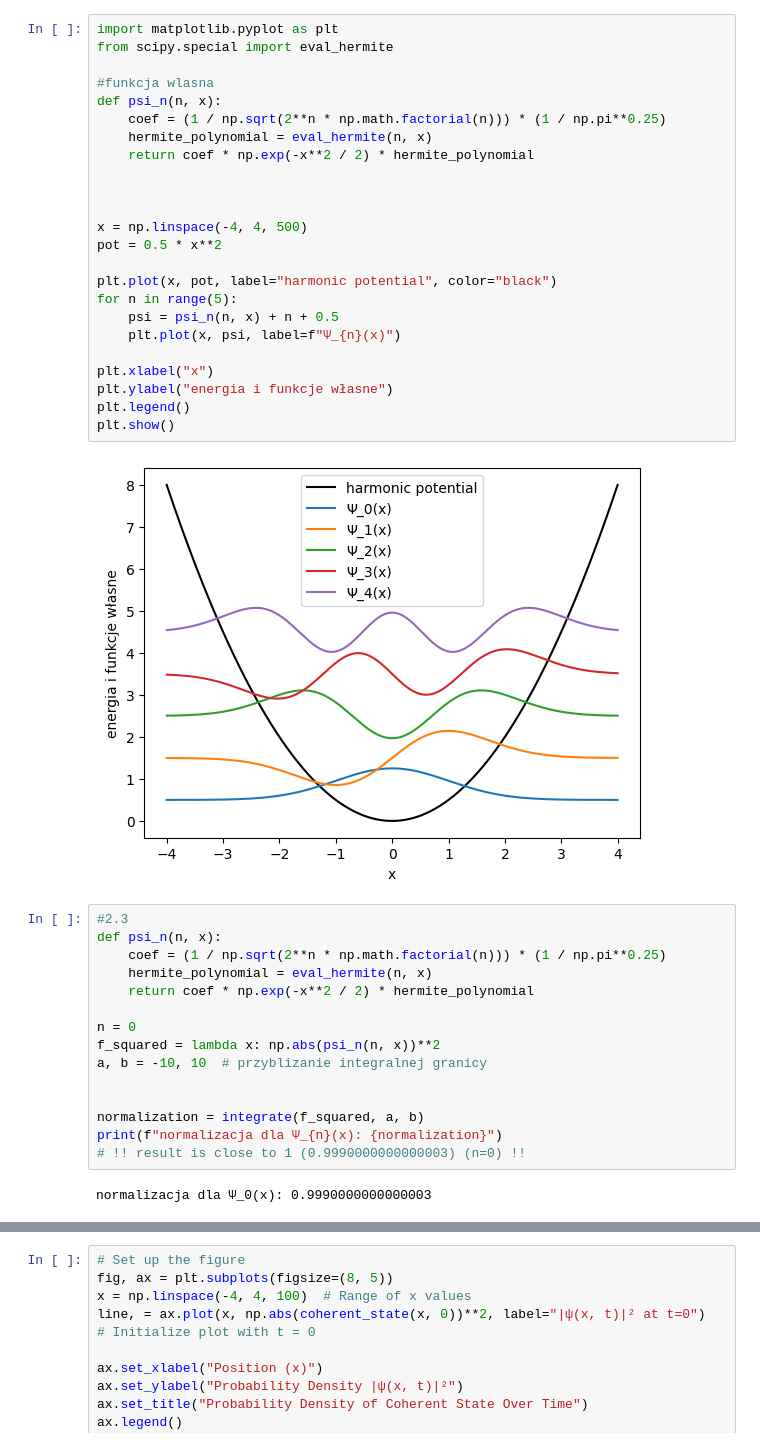
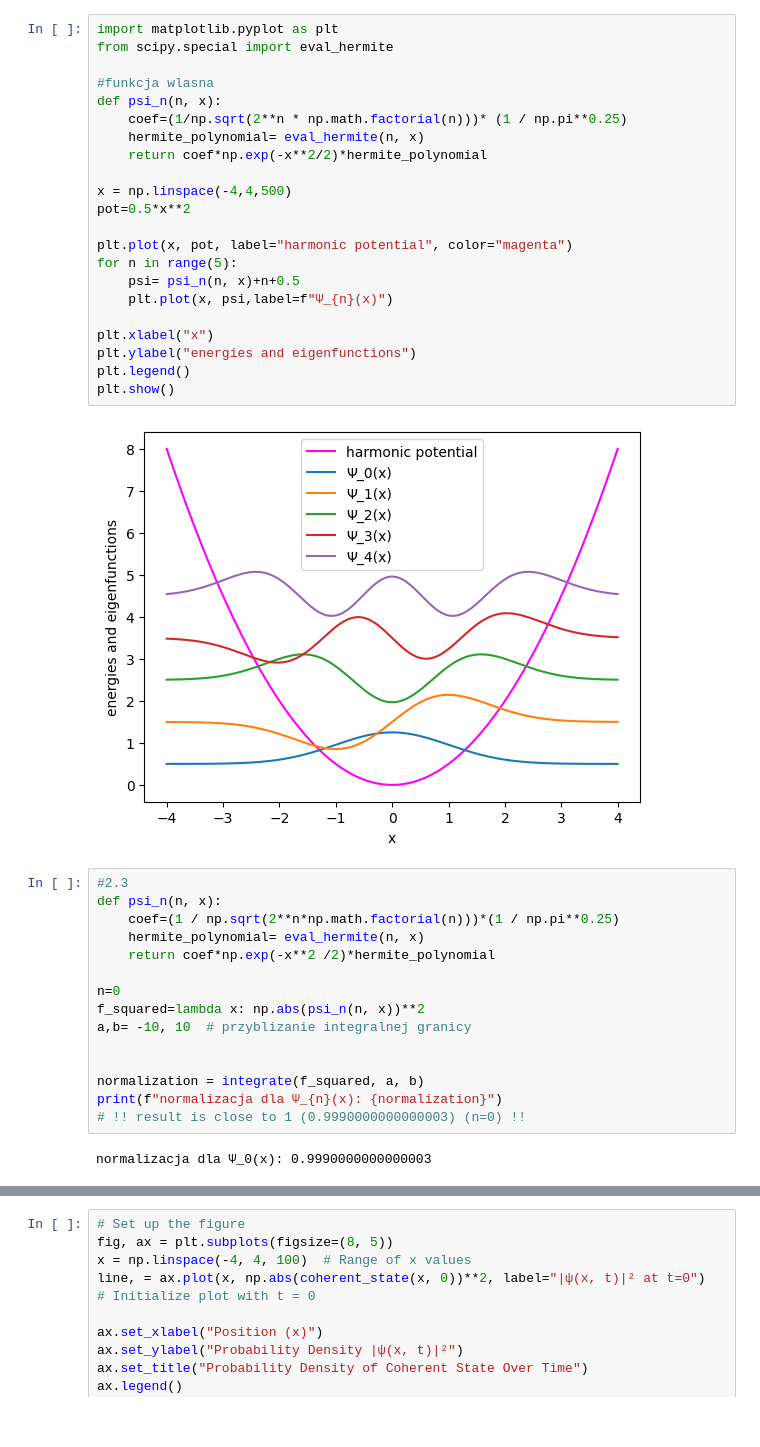
Before and after one commit to Sackemita/Computational-Method-Physics, a Jupyter notebook: Differentiation and Integration.ipynb, the cells around one changed output, grey strips where cells are left out. Cells and saved outputs as stored; diff of their text form.

```diff
--- a/Differentiation and Integration.ipynb
+++ b/Differentiation and Integration.ipynb
@@ -48,39 +48,37 @@ the first five Hermite polynomials
 # %%
 import matplotlib.pyplot as plt
 from scipy.special import eval_hermite
 
 #funkcja wlasna
 def psi_n(n, x):
-    coef = (1 / np.sqrt(2**n * np.math.factorial(n))) * (1 / np.pi**0.25)
-    hermite_polynomial = eval_hermite(n, x)
-    return coef * np.exp(-x**2 / 2) * hermite_polynomial
+    coef=(1/np.sqrt(2**n * np.math.factorial(n)))* (1 / np.pi**0.25)
+    hermite_polynomial= eval_hermite(n, x)
+    return coef*np.exp(-x**2/2)*hermite_polynomial
 
+x = np.linspace(-4,4,500)
+pot=0.5*x**2
 
-
-x = np.linspace(-4, 4, 500)
-pot = 0.5 * x**2
-
-plt.plot(x, pot, label="harmonic potential", color="black")
+plt.plot(x, pot, label="harmonic potential", color="magenta")
 for n in range(5):
-    psi = psi_n(n, x) + n + 0.5
-    plt.plot(x, psi, label=f"Ψ_{n}(x)")
+    psi= psi_n(n, x)+n+0.5
+    plt.plot(x, psi,label=f"Ψ_{n}(x)")
 
 plt.xlabel("x")
-plt.ylabel("energia i funkcje własne")
+plt.ylabel("energies and eigenfunctions")
 plt.legend()
 plt.show()
 # %% [output]
-[figure, old version]
+[figure, new version]
 # %%
 #2.3
 def psi_n(n, x):
-    coef = (1 / np.sqrt(2**n * np.math.factorial(n))) * (1 / np.pi**0.25)
-    hermite_polynomial = eval_hermite(n, x)
-    return coef * np.exp(-x**2 / 2) * hermite_polynomial
+    coef=(1 / np.sqrt(2**n*np.math.factorial(n)))*(1 / np.pi**0.25)
+    hermite_polynomial= eval_hermite(n, x)
+    return coef*np.exp(-x**2 /2)*hermite_polynomial
 
-n = 0
-f_squared = lambda x: np.abs(psi_n(n, x))**2
-a, b = -10, 10  # przyblizanie integralnej granicy
+n=0
+f_squared=lambda x: np.abs(psi_n(n, x))**2
+a,b= -10, 10  # przyblizanie integralnej granicy
 
 
 normalization = integrate(f_squared, a, b)
```
Also changed, not shown: parts of 5 cells of this notebook.
